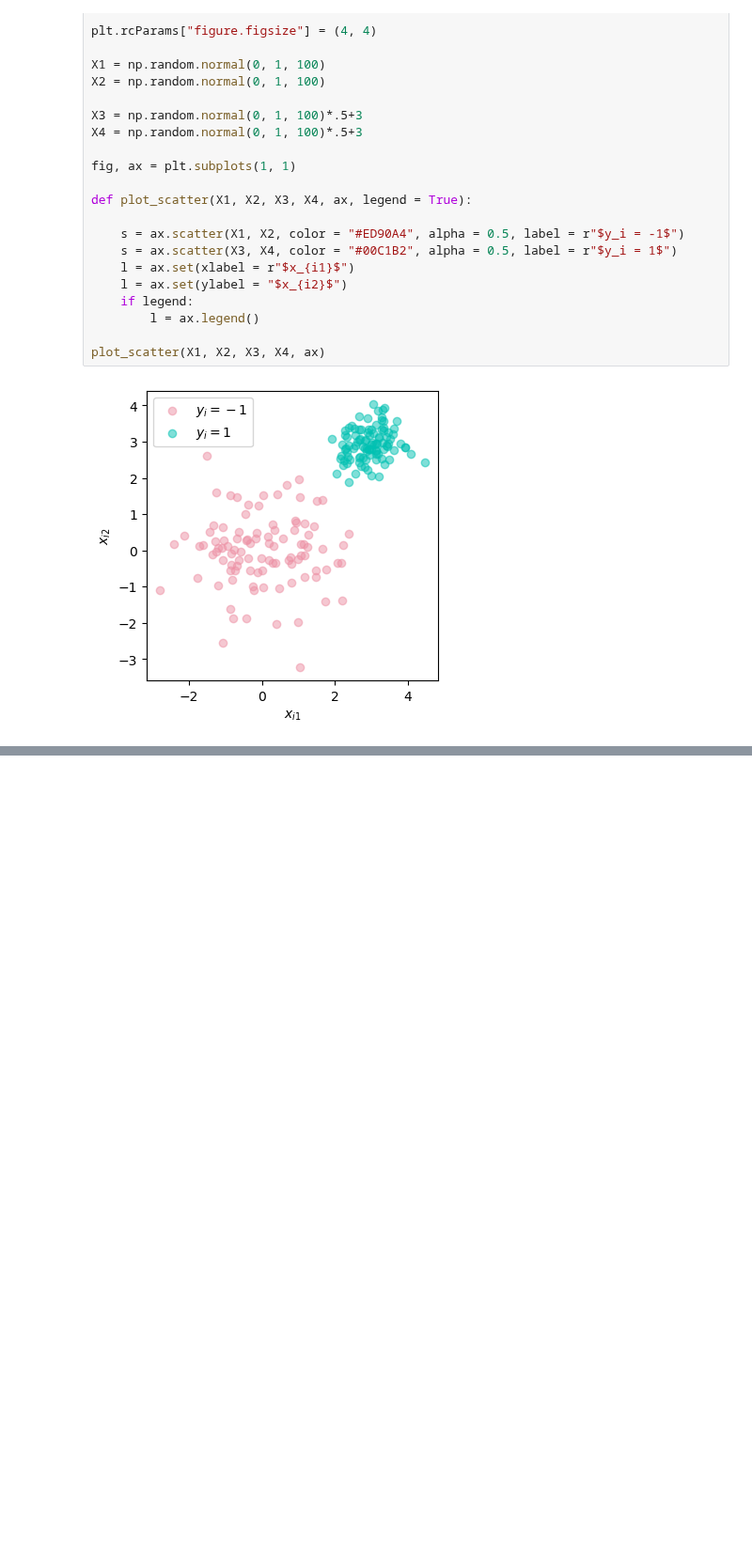
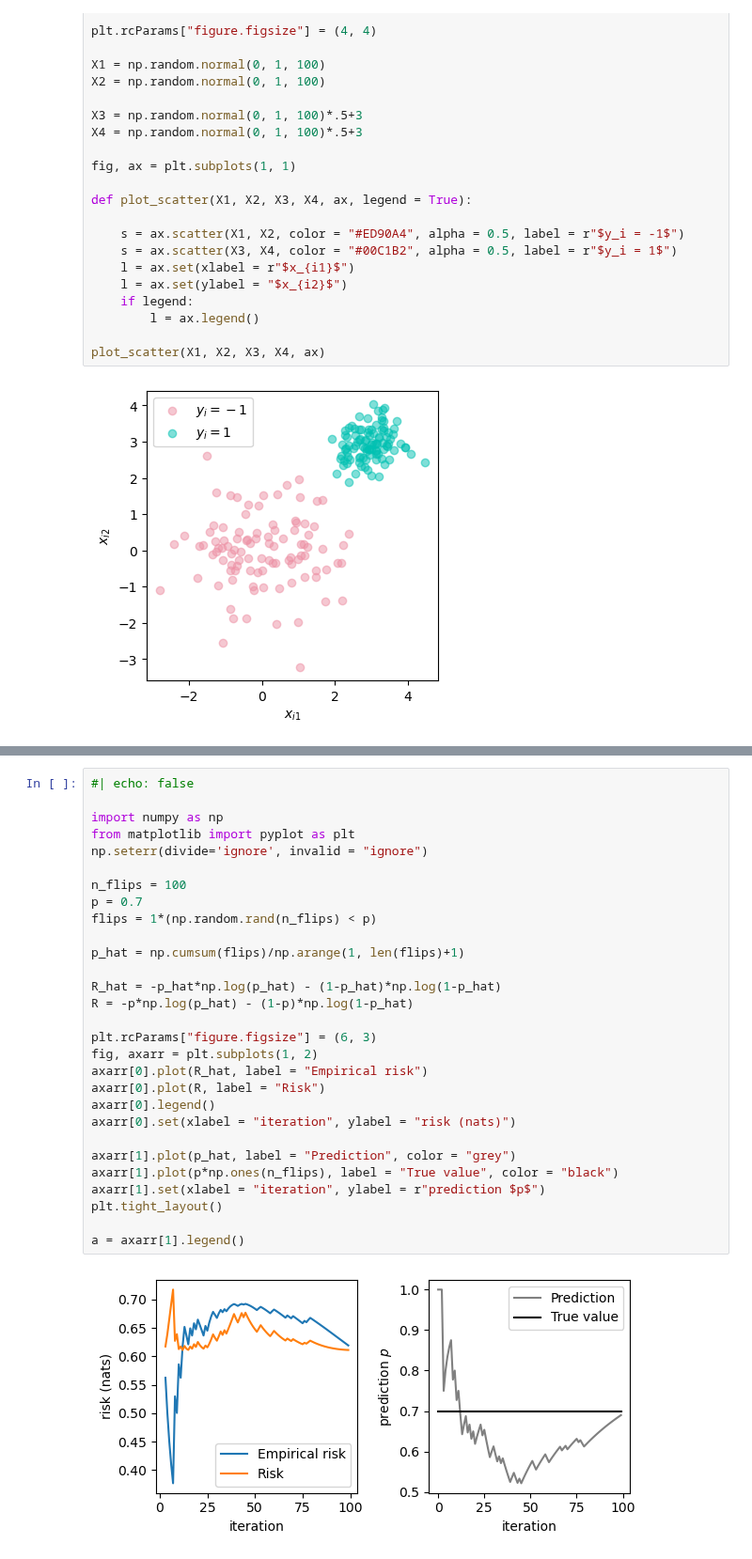
Before and after one commit to middlebury-csci-0451/CSCI-0451-s24, a Jupyter notebook: lecture-notes/erm.ipynb, the cells around one changed output, grey strips where cells are left out. Shown at 94% size. Drawn from its saved outputs; the diff is of its cells as text; blank space fills up the shorter version.

```diff
--- a/lecture-notes/erm.ipynb
+++ b/lecture-notes/erm.ipynb
@@ -323,0 +411,31 @@ $$
+# %%
+#| echo: false
+
+import numpy as np
+from matplotlib import pyplot as plt
+np.seterr(divide='ignore', invalid = "ignore")
+
+n_flips = 100
+p = 0.7
+flips = 1*(np.random.rand(n_flips) < p)
+
+p_hat = np.cumsum(flips)/np.arange(1, len(flips)+1)
+
+R_hat = -p_hat*np.log(p_hat) - (1-p_hat)*np.log(1-p_hat)
+R = -p*np.log(p_hat) - (1-p)*np.log(1-p_hat)
+
+plt.rcParams["figure.figsize"] = (6, 3)
+fig, axarr = plt.subplots(1, 2)
+axarr[0].plot(R_hat, label = "Empirical risk")
+axarr[0].plot(R, label = "Risk")
+axarr[0].legend()
+axarr[0].set(xlabel = "iteration", ylabel = "risk (nats)")
+
+axarr[1].plot(p_hat, label = "Prediction", color = "grey")
+axarr[1].plot(p*np.ones(n_flips), label = "True value", color = "black")
+axarr[1].set(xlabel = "iteration", ylabel = r"prediction $p$")
+plt.tight_layout()
+
+a = axarr[1].legend()
+# %% [output]
+[figure, added]
```
Also changed, not shown: parts of 2 cells of this notebook, 5 other files.
